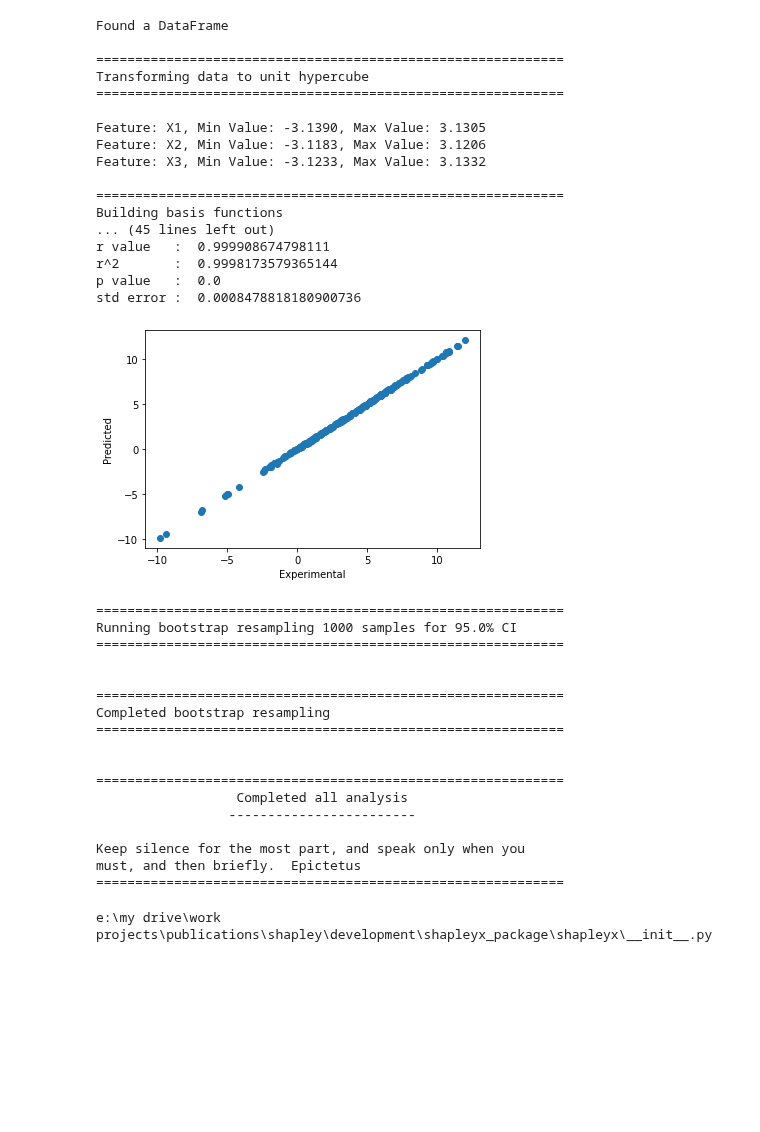
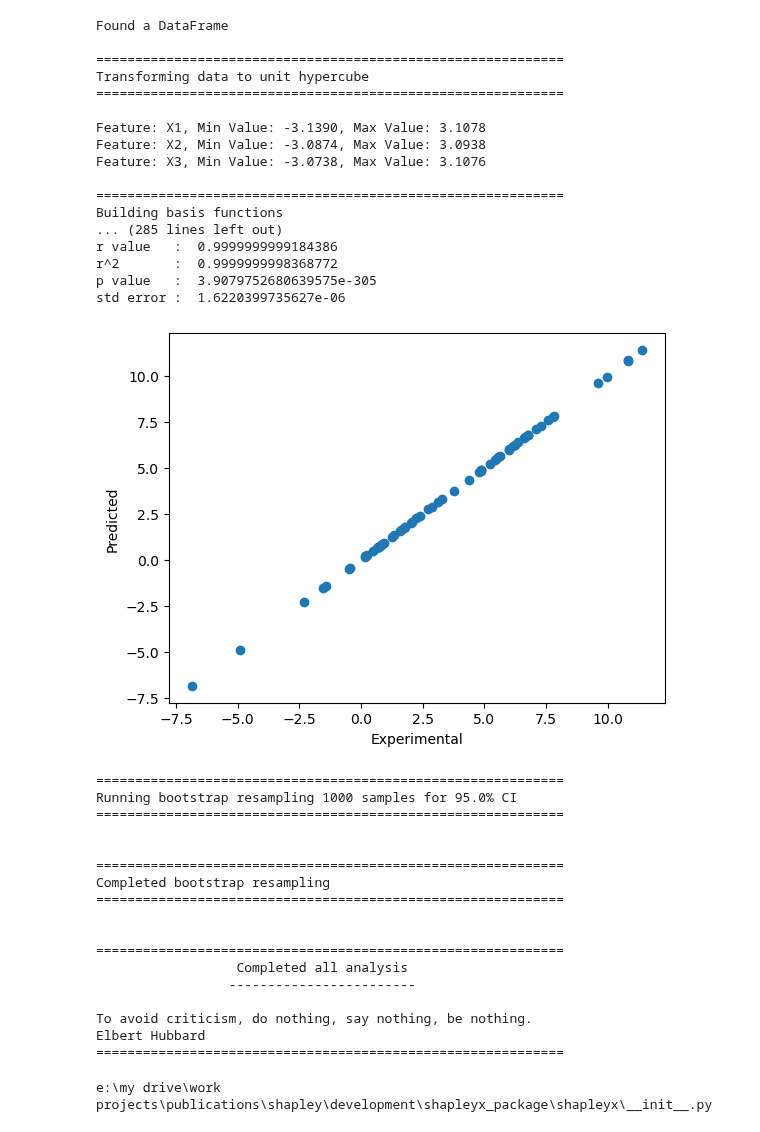
Before and after one commit to frbennett/shapleyx, a Jupyter notebook: Examples/ishigami.ipynb, the cells around one changed output. Saved outputs shown, nothing was run; the diff lists cells and outputs as text; code cells hidden in the pictures; blank space fills up the shorter version.

```diff
--- a/Examples/ishigami.ipynb
+++ b/Examples/ishigami.ipynb
@@ -43,7 +43,7 @@ def ishigami(m):
 # m = 12 -> 4096 samples
 # m = 13 -> 8192 samples
 
-m=8
+m=6
 dataframe = ishigami(m)
 print(len(dataframe), 'samples generated')
 # %% [output]
@@ -67,31 +67,33 @@ dataframe
 # %%
 
 model = rshdmr(dataframe,
                polys = [10, 5],
                n_iter = 250,
-               method = 'ard_cv'
+               method = 'ard_cv',
+               cv_method='bayesian',
+               verbose=True
               )
 
 sob, shap, total = model.run_all()
 # %% [output]
 Found a DataFrame
 
 ============================================================
 Transforming data to unit hypercube
 ============================================================
 
-Feature: X1, Min Value: -3.1390, Max Value: 3.1305
-Feature: X2, Min Value: -3.1183, Max Value: 3.1206
-Feature: X3, Min Value: -3.1233, Max Value: 3.1332
+Feature: X1, Min Value: -3.1390, Max Value: 3.1078
+Feature: X2, Min Value: -3.0874, Max Value: 3.0938
+Feature: X3, Min Value: -3.0738, Max Value: 3.1076
 
 ============================================================
 Building basis functions
-... (45 lines left out)
-r value   :  0.999908674798111
-r^2       :  0.9998173579365144
-p value   :  0.0
-std error :  0.0008478818180900736
+... (285 lines left out)
+r value   :  0.9999999999184386
+r^2       :  0.9999999998368772
+p value   :  3.9079752680639575e-305
+std error :  1.6220399735627e-06
-[figure, old version]
+[figure, new version]
 ============================================================
 Running bootstrap resampling 1000 samples for 95.0% CI
 ============================================================
@@ -106,8 +108,8 @@ Completed bootstrap resampling
                   Completed all analysis
                  ------------------------
 
-Keep silence for the most part, and speak only when you
-must, and then briefly.  Epictetus
+To avoid criticism, do nothing, say nothing, be nothing.
+Elbert Hubbard
 ============================================================
 # %%
 all_results =pd.DataFrame()
```
Also changed, not shown: parts of 3 cells of this notebook, 21 other files.
